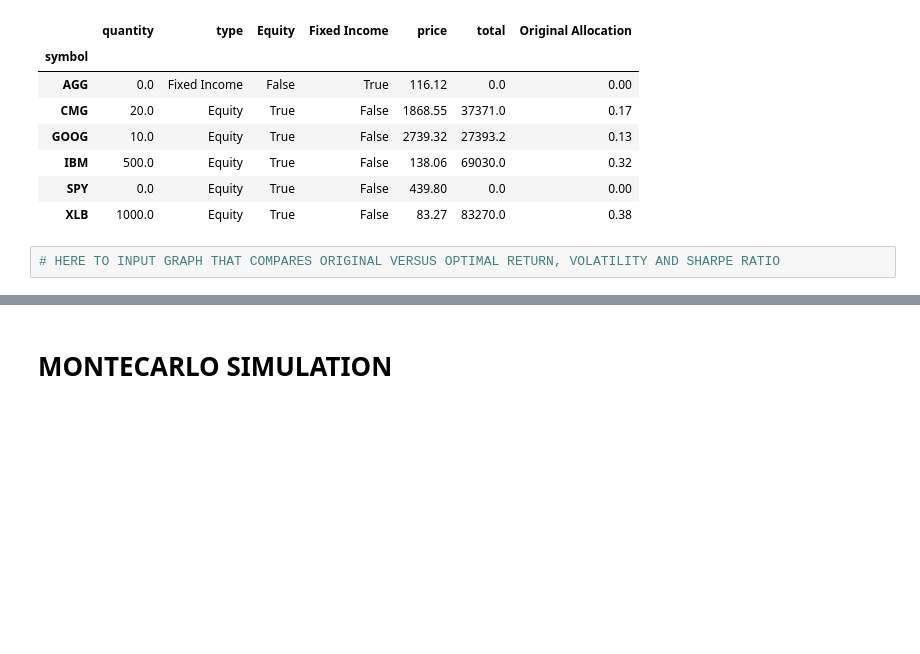
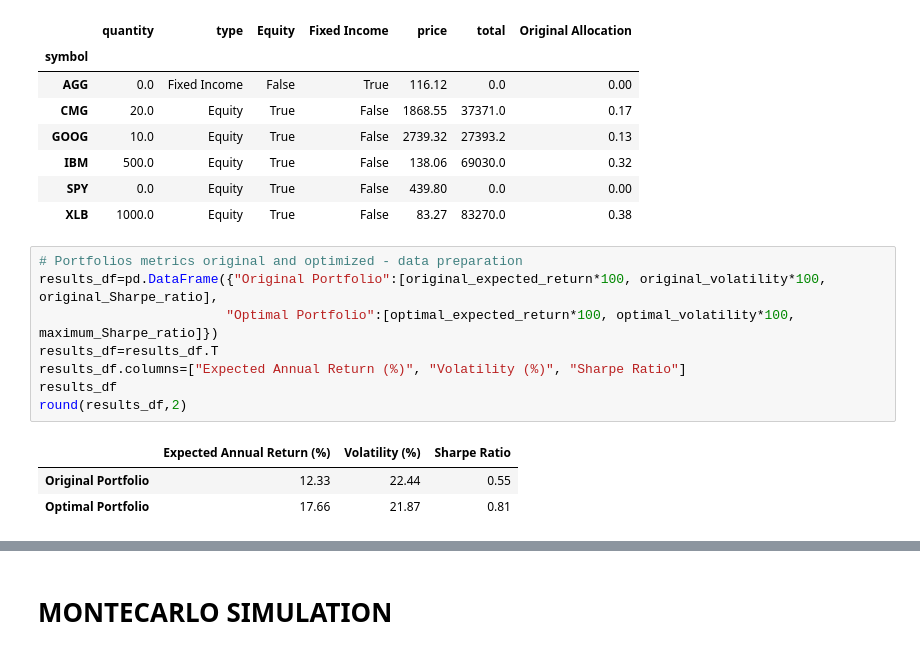
Before and after one commit to woodedlawn/awesome_retirement_portfolio_projector_tool, a Jupyter notebook: awesome_portfolio.ipynb, the cells around one changed output, grey strips where cells are left out. Cells and saved outputs as stored; diff of their text form; blank space fills up the shorter version.

```diff
--- a/awesome_portfolio.ipynb
+++ b/awesome_portfolio.ipynb
@@ -448,5 +450,15 @@ Original Annual Sharpe ratio:     0.55
 | IBM | 500.0 | Equity | True | False | 138.06 | 69030.0 | 0.32 |
 | SPY | 0.0 | Equity | True | False | 439.80 | 0.0 | 0.00 |
 | XLB | 1000.0 | Equity | True | False | 83.27 | 83270.0 | 0.38 |
-# %%
-# HERE TO INPUT GRAPH THAT COMPARES ORIGINAL VERSUS OPTIMAL RETURN, VOLATILITY AND SHARPE RATIO
+# %%
+# Portfolios metrics original and optimized - data preparation
+results_df=pd.DataFrame({"Original Portfolio":[original_expected_return*100, original_volatility*100, original_Sharpe_ratio],
+                        "Optimal Portfolio":[optimal_expected_return*100, optimal_volatility*100, maximum_Sharpe_ratio]})
+results_df=results_df.T
+results_df.columns=["Expected Annual Return (%)", "Volatility (%)", "Sharpe Ratio"]
+results_df
+round(results_df,2)
+# %% [output]
+|  | Expected Annual Return (%) | Volatility (%) | Sharpe Ratio |
+| Original Portfolio | 12.33 | 22.44 | 0.55 |
+| Optimal Portfolio | 17.66 | 21.87 | 0.81 |
```
Also changed, not shown: parts of 7 cells of this notebook.
